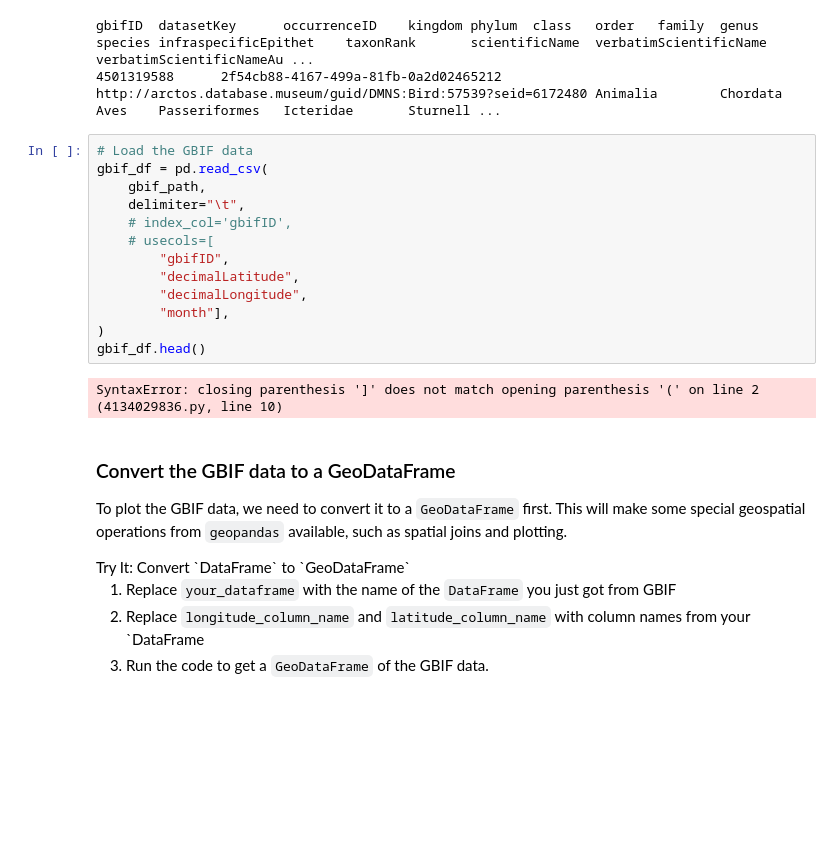
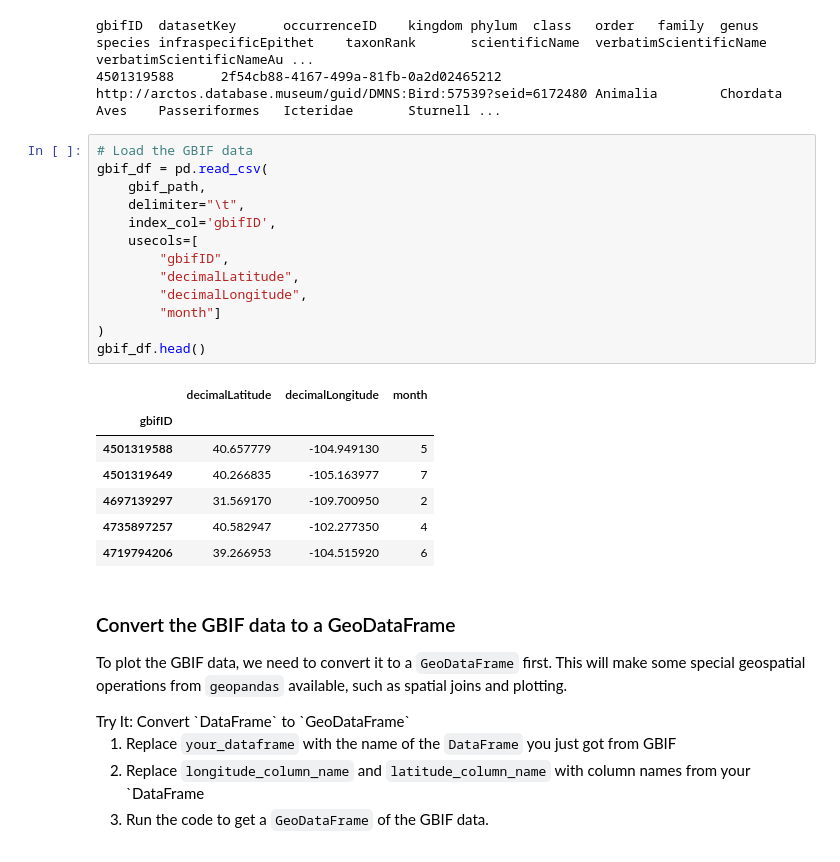
Before and after one commit to cu-esiil-edu/03-migration-badalaskan, a Jupyter notebook: notebooks/migration-31-wrangle.ipynb, the cells around one changed output. Cells and saved outputs as stored; diff of their text form; blank space fills up the shorter version.

```diff
--- a/notebooks/migration-31-wrangle.ipynb
+++ b/notebooks/migration-31-wrangle.ipynb
@@ -182,18 +182,24 @@ gbifID  datasetKey      occurrenceID    kingdom phylum  class   order   family
 # %%
 # Load the GBIF data
 gbif_df = pd.read_csv(
     gbif_path,
     delimiter="\t",
-    # index_col='gbifID',
-    # usecols=[
+    index_col='gbifID',
+    usecols=[
         "gbifID",
         "decimalLatitude",
         "decimalLongitude",
-        "month"],
+        "month"]
 )
 gbif_df.head()
 # %% [output]
-SyntaxError: closing parenthesis ']' does not match opening parenthesis '(' on line 2 (4134029836.py, line 10)
+|  | decimalLatitude | decimalLongitude | month |
+| gbifID |  |  |  |
+| 4501319588 | 40.657779 | -104.949130 | 5 |
+| 4501319649 | 40.266835 | -105.163977 | 7 |
+| 4697139297 | 31.569170 | -109.700950 | 2 |
+| 4735897257 | 40.582947 | -102.277350 | 4 |
+| 4719794206 | 39.266953 | -104.515920 | 6 |
 # %% [markdown]
 ### Convert the GBIF data to a GeoDataFrame
 
```
Also changed, not shown: parts of 2 cells of this notebook, 1 other file.
